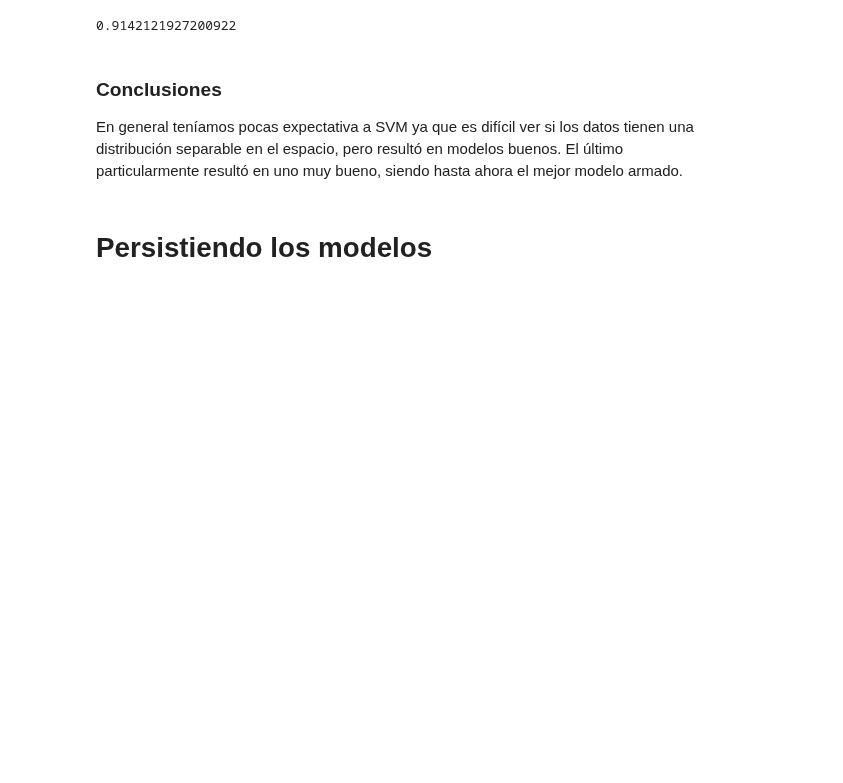
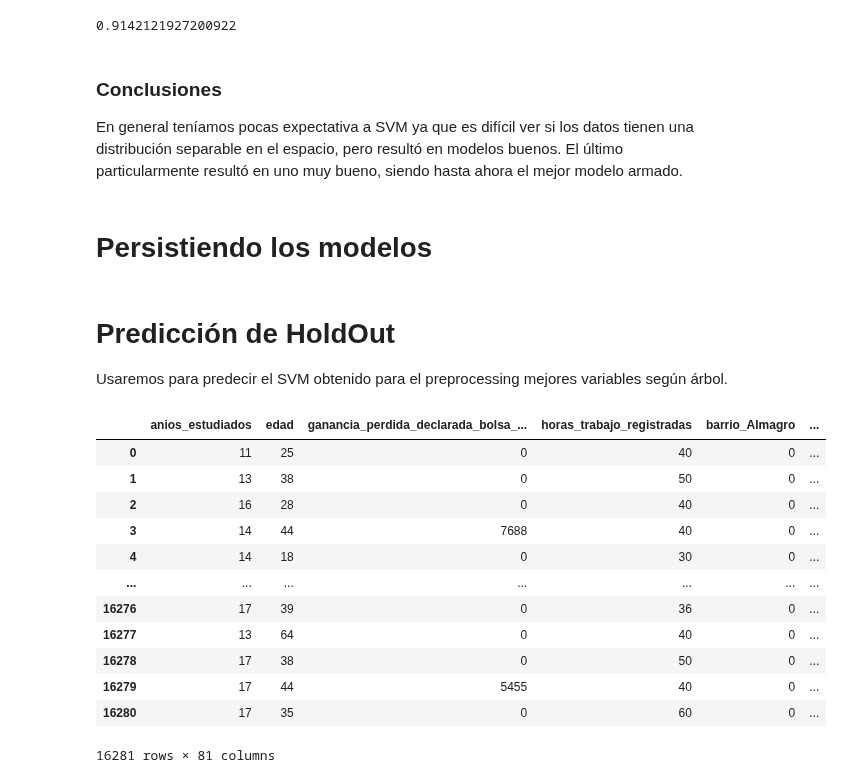
Before and after one commit to ncontinanza/tp-datos-1c2021-de-angelis-riva-continanza, a Jupyter notebook: Parte2/SVM.ipynb, the cells around one changed output. Saved outputs shown, nothing was run; the diff lists cells and outputs as text; code cells hidden in the pictures; blank space fills up the shorter version.

Commit message:
Algunas predicciones en HoldOut

```diff
--- a/Parte2/SVM.ipynb
+++ b/Parte2/SVM.ipynb
@@ -318,3 +318,7 @@ import pickle
 pickle.dump(svm, open("Modelos/SVM/svm1.pickle", "wb" ))
 pickle.dump(svm2, open("Modelos/SVM/svm2.pickle", "wb" ))
 pickle.dump(svm3, open("Modelos/SVM/svm3.pickle", "wb" ))
+# %% [markdown]
+# Predicción de HoldOut
+
+Usaremos para predecir el SVM obtenido para el preprocessing mejores variables según árbol.
@@ -322,0 +329,32 @@ svm_fachero = pickle.load(open("Modelos/SVM/svm1.pickle", "rb" ))
+# %%
+df = utils.get_data()
+Xv = df[df.columns.drop('tiene_alto_valor_adquisitivo')]
+Xv = pd.get_dummies(Xv, drop_first=True)
+
+ids, X = utils.get_holdout_data()
+X = pd.get_dummies(X, drop_first=True)
+
+notInHoldout = []
+for c in Xv.columns:
+    if c not in X.columns:
+        notInHoldout.append(c)
+
+X[notInHoldout] = 0
+
+X, _ = preprocessing_mejores_por_arbol(X, X)
+# %%
+X
+# %% [output]
+|  | anios_estudiados | edad | ganancia_perdida_declarada_bolsa_... | horas_trabajo_registradas | barrio_Almagro | ... |
+| 0 | 11 | 25 | 0 | 40 | 0 | ... |
+| 1 | 13 | 38 | 0 | 50 | 0 | ... |
+| 2 | 16 | 28 | 0 | 40 | 0 | ... |
+| 3 | 14 | 44 | 7688 | 40 | 0 | ... |
+| 4 | 14 | 18 | 0 | 30 | 0 | ... |
+| ... | ... | ... | ... | ... | ... | ... |
+| 16276 | 17 | 39 | 0 | 36 | 0 | ... |
+| 16277 | 13 | 64 | 0 | 40 | 0 | ... |
+| 16278 | 17 | 38 | 0 | 50 | 0 | ... |
+| 16279 | 17 | 44 | 5455 | 40 | 0 | ... |
+| 16280 | 17 | 35 | 0 | 60 | 0 | ... |
+16281 rows × 81 columns
```
Also changed, not shown: parts of 3 cells of this notebook, 4 other files.
